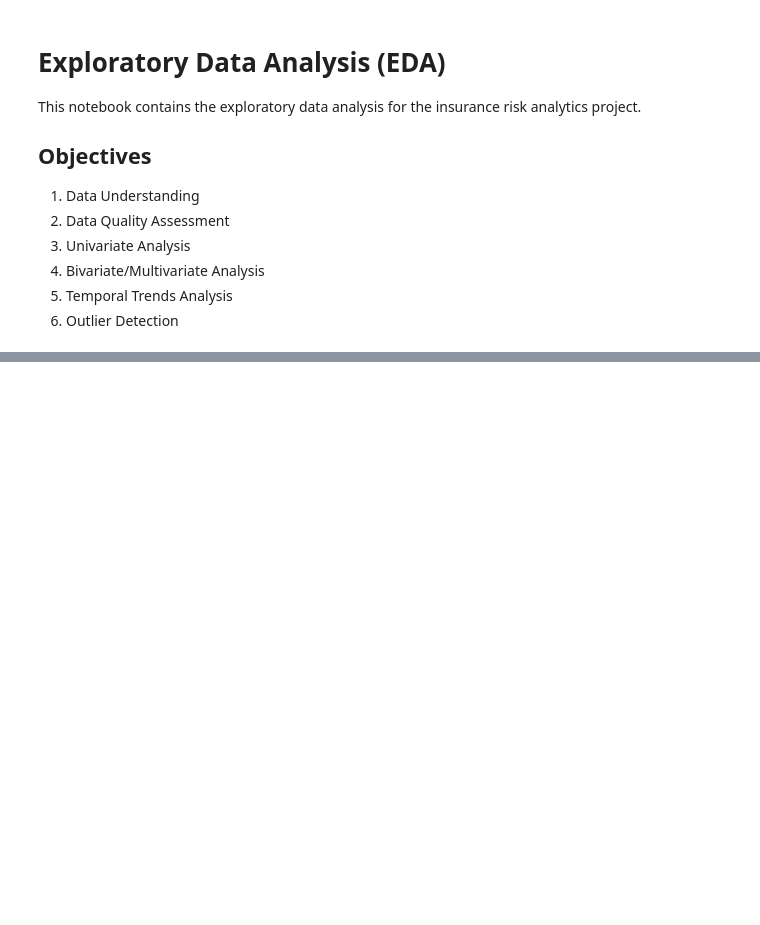
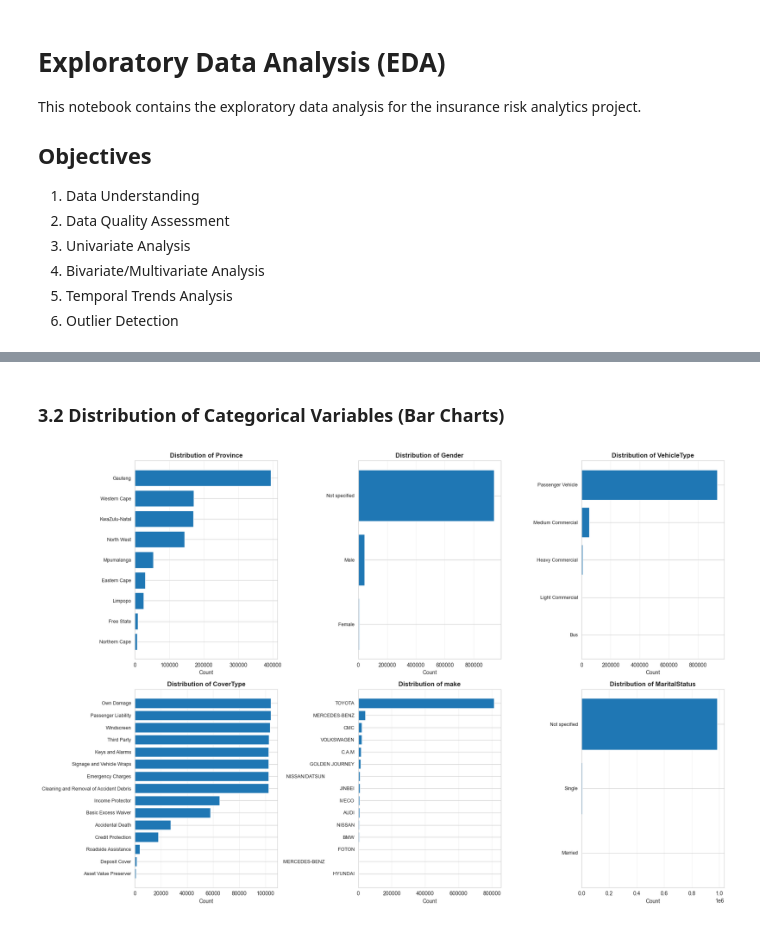
Before and after one commit to Danielmituku/End-to-End-Insurance-Risk-Analytics-Predictive-Modeling, a Jupyter notebook: notebooks/01_eda_analysis.ipynb, the cells around one changed output, grey strips where cells are left out. Cells and saved outputs as stored; diff of their text form; code cells hidden in the pictures; blank space fills up the shorter version.

```diff
--- a/notebooks/01_eda_analysis.ipynb
+++ b/notebooks/01_eda_analysis.ipynb
@@ -61,0 +265,25 @@ print(df[financial_cols].describe())
+# %% [markdown]
+### 3.2 Distribution of Categorical Variables (Bar Charts)
+# %%
+# Bar charts for key categorical variables
+fig, axes = plt.subplots(2, 3, figsize=(18, 12))
+axes = axes.ravel()
+
+key_categorical = ['Province', 'Gender', 'VehicleType', 'CoverType', 'make', 'MaritalStatus']
+key_categorical = [col for col in key_categorical if col in df.columns]
+
+for idx, var in enumerate(key_categorical[:6]):
+    value_counts = df[var].value_counts().head(15)  # Top 15 categories
+    axes[idx].barh(range(len(value_counts)), value_counts.values)
+    axes[idx].set_yticks(range(len(value_counts)))
+    axes[idx].set_yticklabels(value_counts.index, fontsize=9)
+    axes[idx].set_title(f'Distribution of {var}', fontsize=12, fontweight='bold')
+    axes[idx].set_xlabel('Count')
+    axes[idx].invert_yaxis()
+    axes[idx].grid(True, alpha=0.3, axis='x')
+
+plt.tight_layout()
+plt.savefig(FIGURES_DIR / '02_bar_charts_categorical_variables.png', dpi=300, bbox_inches='tight')
+plt.show()
+# %% [output]
+[figure, added]
```
Also changed, not shown: parts of 22 cells of this notebook, 6 other files.
